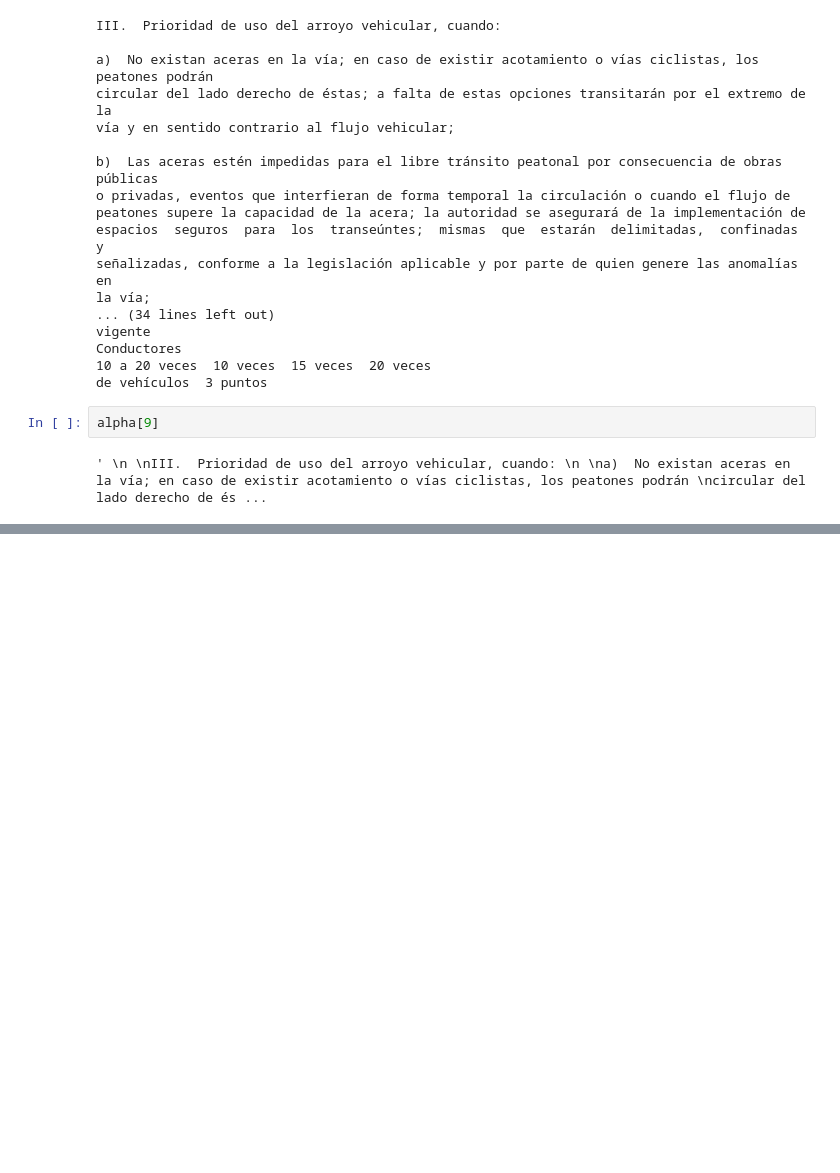
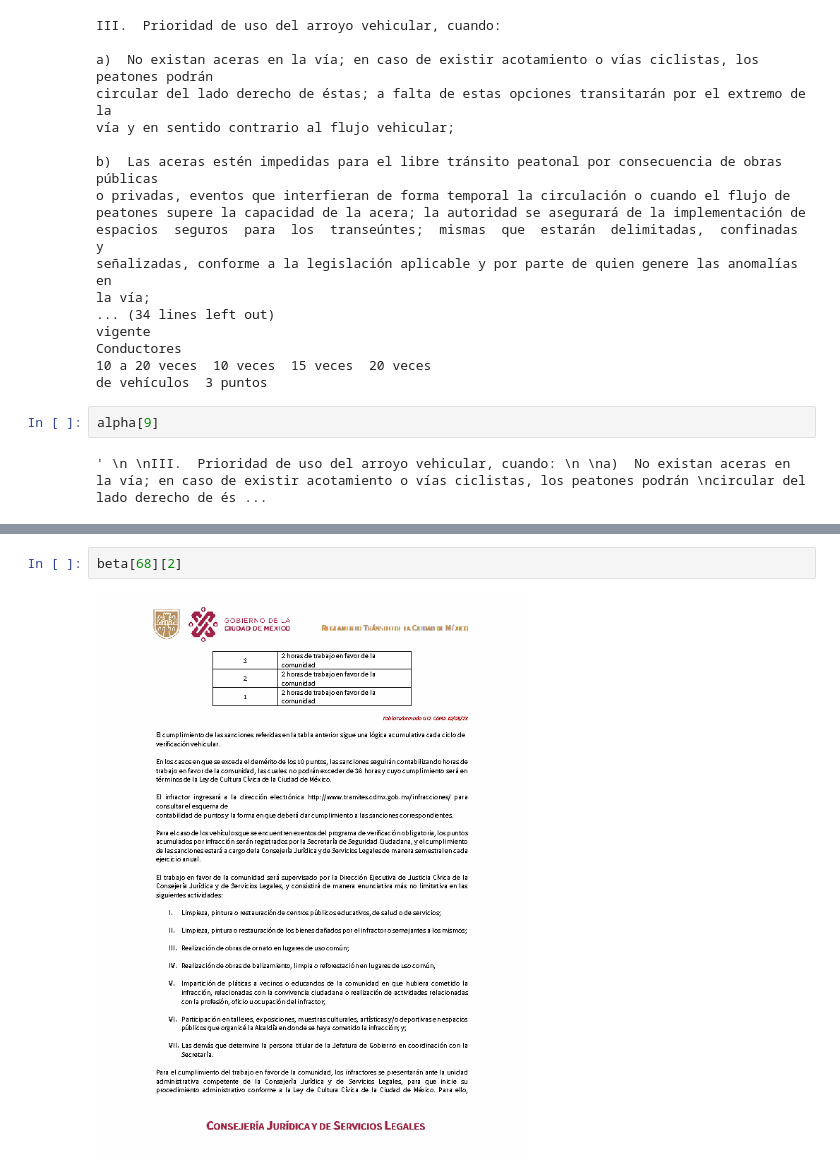
Before and after one commit to Gjloz009/rag_system_for_traffic_regulations_cdmx, a Jupyter notebook: transit.ipynb, the cells around one changed output, grey strips where cells are left out. Saved outputs shown, nothing was run; the diff lists cells and outputs as text; blank space fills up the shorter version.

```diff
--- a/transit.ipynb
+++ b/transit.ipynb
@@ -212,0 +230,4 @@ alpha[9]
+# %%
+beta[68][2]
+# %% [output]
+[figure, added]
```
Also changed, not shown: parts of 44 cells of this notebook.
